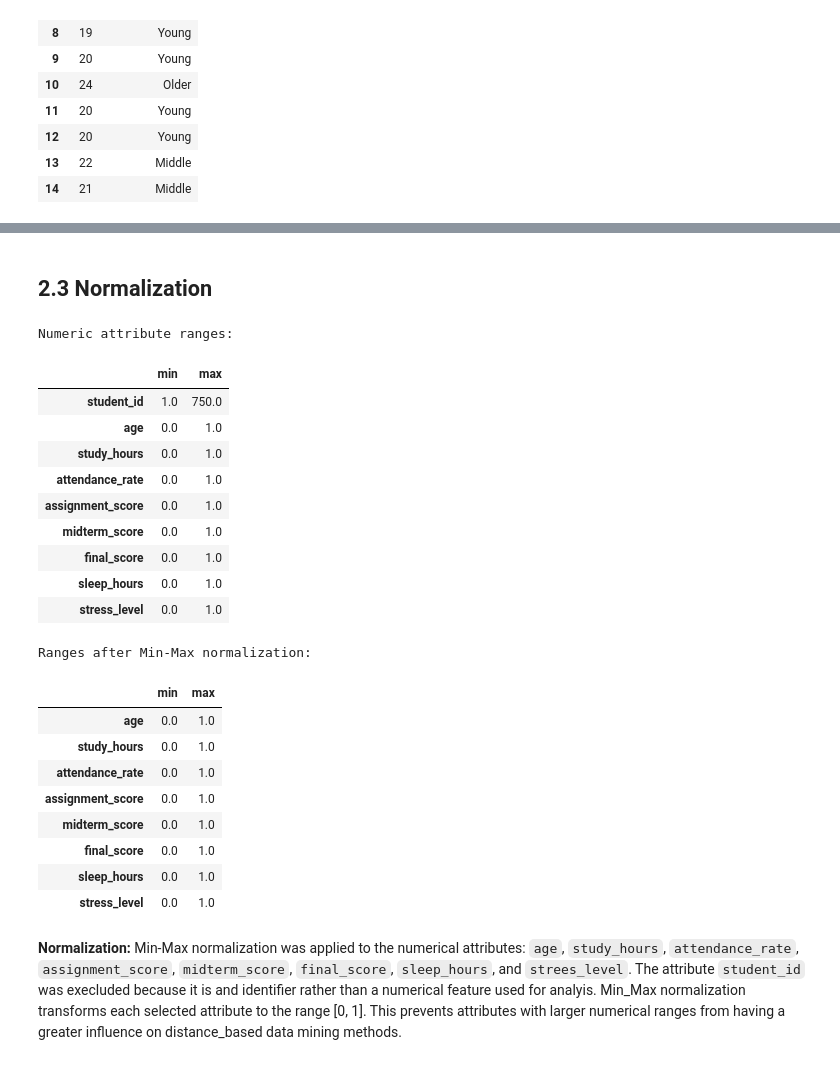
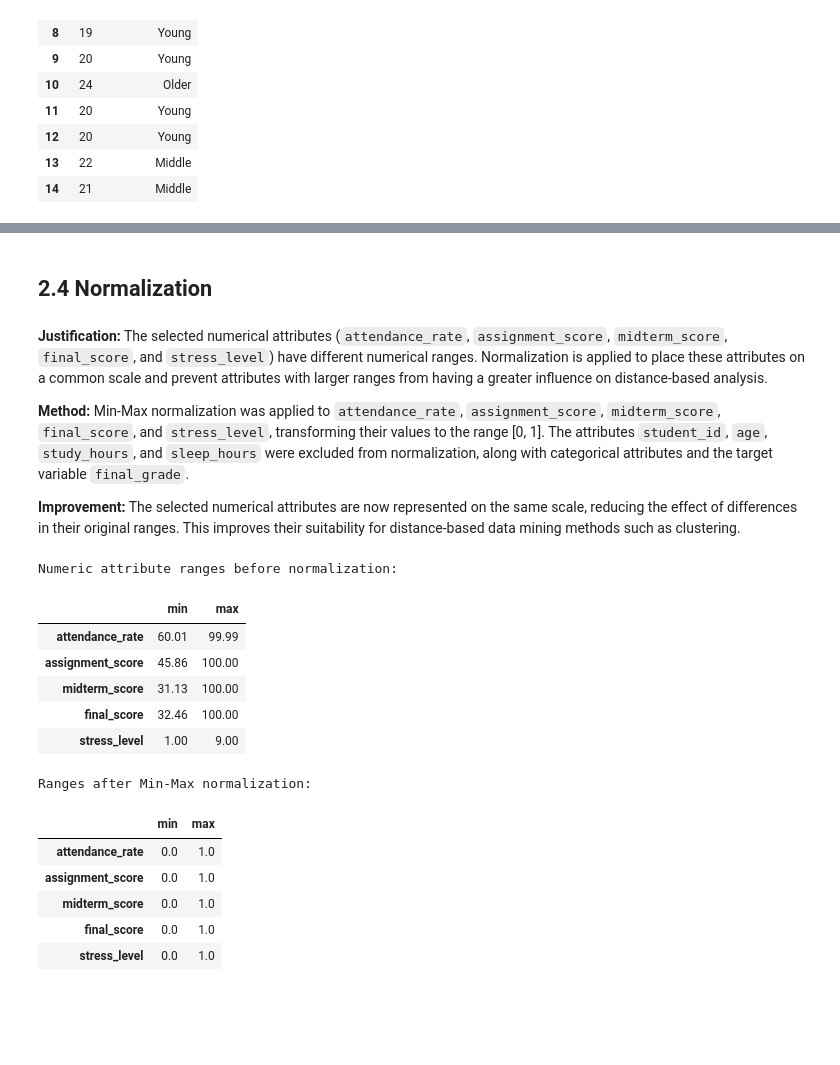
Before and after one commit to LaraAlmani/IT326, a Jupyter notebook: Phase2.ipynb, the cells around one changed output, grey strips where cells are left out. Drawn from its saved outputs; the diff is of its cells as text; code cells hidden in the pictures; blank space fills up the shorter version.

```diff
--- a/Phase2.ipynb
+++ b/Phase2.ipynb
@@ -146,12 +150,23 @@ summary
 # %% [markdown]
 ## 1.4 Boxplots (numeric attributes)
 # %%
-plot_cols = ["study_hours", "attendance_rate", "assignment_score",
-             "midterm_score", "final_score", "sleep_hours"]
-fig, axes = plt.subplots(2, 3, figsize=(15, 8))
+plot_cols = [
+    "age",
+    "study_hours",
+    "attendance_rate",
+    "assignment_score",
+    "midterm_score",
+    "final_score",
+    "sleep_hours",
+    "stress_level"
+]
+
+fig, axes = plt.subplots(2, 4, figsize=(18, 8))
+
 for ax, col in zip(axes.flatten(), plot_cols):
     sns.boxplot(y=raw_df[col], ax=ax, color="skyblue")
     ax.set_title("Boxplot of " + col)
+
 plt.tight_layout()
 plt.show()
 # %% [output]
@@ -370,32 +423,34 @@ Updated ranges after domain boundary clamping:
 # %% [markdown]
-## 2.3 Normalization
+## 2.4 Normalization
+# %% [markdown]
+**Justification:** The selected numerical attributes (`attendance_rate`, `assignment_score`, `midterm_score`, `final_score`, and `stress_level`) have different numerical ranges. Normalization is applied to place these attributes on a common scale and prevent attributes with larger ranges from having a greater influence on distance-based analysis.
+
+**Method:** Min-Max normalization was applied to `attendance_rate`, `assignment_score`, `midterm_score`, `final_score`, and `stress_level`, transforming their values to the range [0, 1]. The attributes `student_id`, `age`, `study_hours`, and `sleep_hours` were excluded from normalization, along with categorical attributes and the target variable `final_grade`.
+
+**Improvement:** The selected numerical attributes are now represented on the same scale, reducing the effect of differences in their original ranges. This improves their suitability for distance-based data mining methods such as clustering.
 # %%
-numeric_cols = df.select_dtypes(include=np.number).columns
-print("Numeric attribute ranges:")
-df[numeric_cols].agg(["min", "max"]).T
+# Numerical attributes selected for normalization
+cols_to_normalize = [
+    "attendance_rate",
+    "assignment_score",
+    "midterm_score",
+    "final_score",
+    "stress_level"
+]
+
+# Check ranges before normalization
+print("Numeric attribute ranges before normalization:")
+df[cols_to_normalize].agg(["min", "max"]).T
 # %% [output]
-Numeric attribute ranges:
+Numeric attribute ranges before normalization:
 |  | min | max |
-| student_id | 1.0 | 750.0 |
-| age | 0.0 | 1.0 |
-| study_hours | 0.0 | 1.0 |
-| attendance_rate | 0.0 | 1.0 |
-| assignment_score | 0.0 | 1.0 |
-| midterm_score | 0.0 | 1.0 |
-| final_score | 0.0 | 1.0 |
-| sleep_hours | 0.0 | 1.0 |
-| stress_level | 0.0 | 1.0 |
+| attendance_rate | 60.01 | 99.99 |
+| assignment_score | 45.86 | 100.00 |
+| midterm_score | 31.13 | 100.00 |
+| final_score | 32.46 | 100.00 |
+| stress_level | 1.00 | 9.00 |
 # %%
-cols_to_normalize = [
-    "age",
-    "study_hours",
-    "attendance_rate",
-    "assignment_score",
-    "midterm_score",
-    "final_score",
-    "sleep_hours",
-    "stress_level"
-]
+# Apply Min-Max normalization
 scaler = MinMaxScaler()
 
 df[cols_to_normalize] = scaler.fit_transform(df[cols_to_normalize])
@@ -405,16 +460,9 @@ df[cols_to_normalize].agg(["min", "max"]).T
 # %% [output]
 Ranges after Min-Max normalization:
 |  | min | max |
-| age | 0.0 | 1.0 |
-| study_hours | 0.0 | 1.0 |
 | attendance_rate | 0.0 | 1.0 |
 | assignment_score | 0.0 | 1.0 |
 | midterm_score | 0.0 | 1.0 |
 | final_score | 0.0 | 1.0 |
-| sleep_hours | 0.0 | 1.0 |
 | stress_level | 0.0 | 1.0 |
-# %% [markdown]
-**Normalization:**
-Min-Max normalization was applied to the numerical attributes: `age`, `study_hours`, `attendance_rate`, `assignment_score`, `midterm_score`, `final_score`, `sleep_hours`, and `strees_level`. The attribute `student_id` was execluded because it is and identifier rather than a numerical feature used for analyis.
-Min_Max normalization transforms each selected attribute to the range [0, 1]. This prevents attributes with larger numerical ranges from having a greater influence on distance_based data mining methods.
 # %%
```
Also changed, not shown: parts of 22 cells of this notebook.
